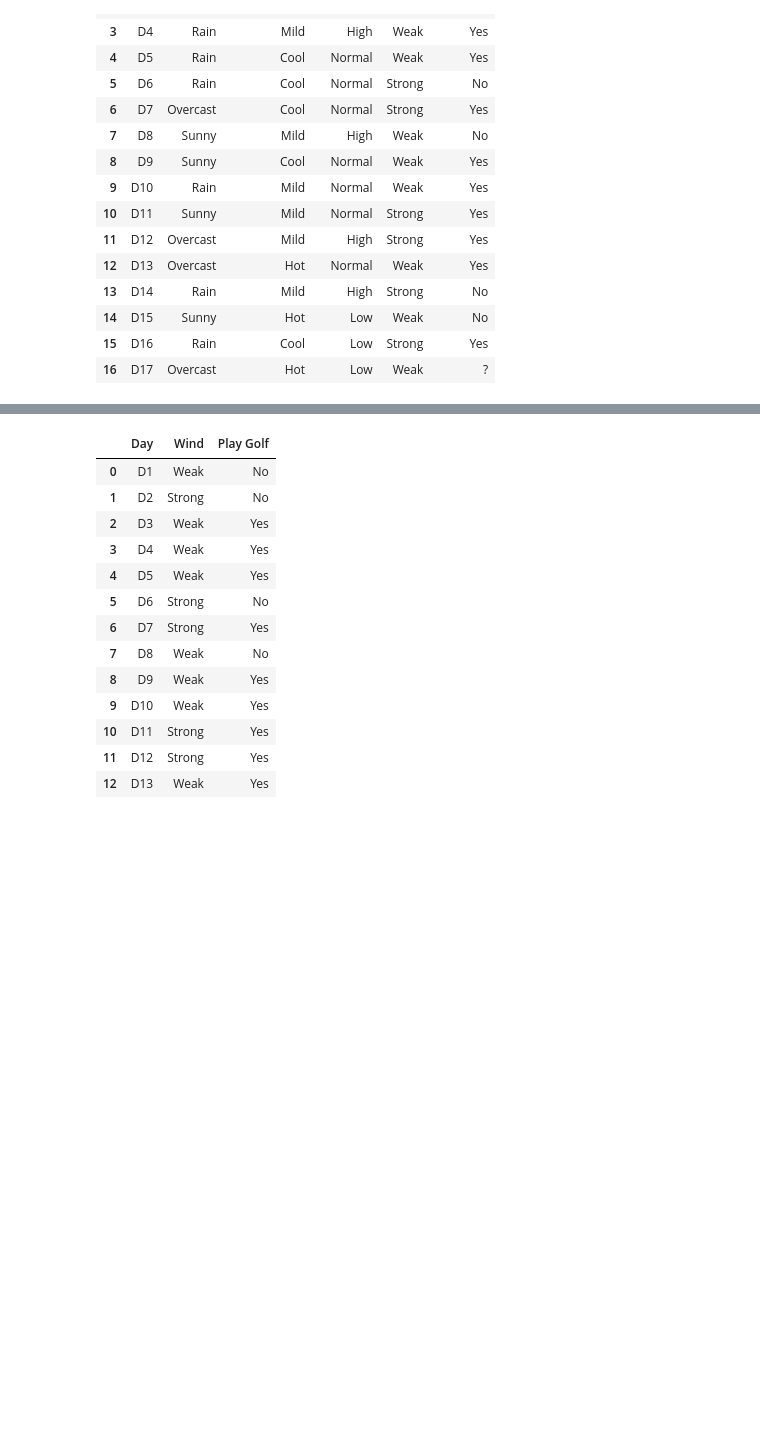
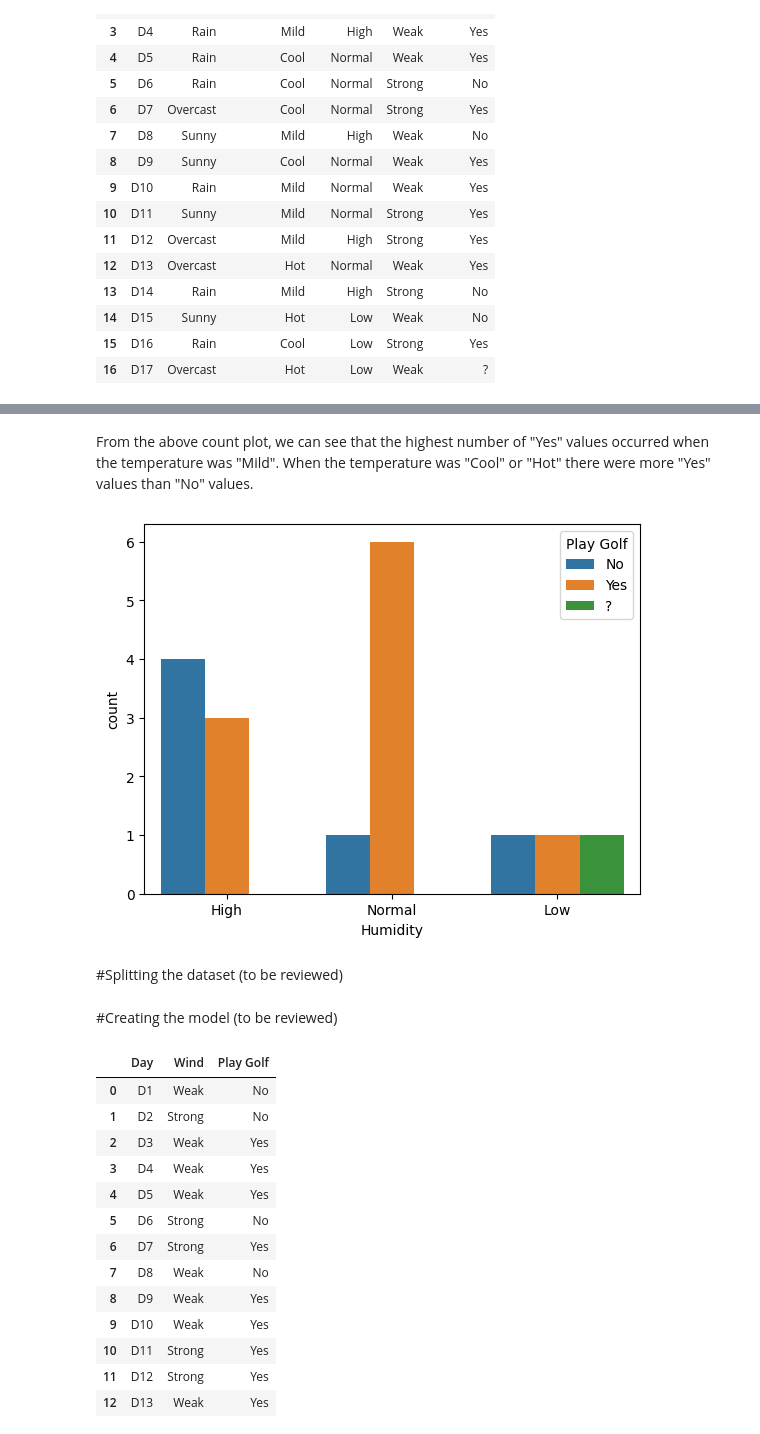
Before and after one commit to AshabaJasper/Artificial-Intelligence-AI-, a Jupyter notebook: Golf_Gaming_SL.ipynb, the cells around one changed output, grey strips where cells are left out. Drawn from its saved outputs; the diff is of its cells as text; code cells hidden in the pictures; blank space fills up the shorter version.

```diff
--- a/Golf_Gaming_SL.ipynb
+++ b/Golf_Gaming_SL.ipynb
@@ -33,0 +92,9 @@ golf_df
+# %% [markdown]
+From the above count plot, we can see that the highest number of "Yes" values occurred when the temperature was "Mild". When the temperature was "Cool" or "Hot" there were more "Yes" values than "No" values.
+# %%
+sns.countplot(x='Humidity', hue='Play Golf', data=golf_df)
+plt.show()
+# %% [output]
+[figure, added]
+# %% [markdown]
+#Splitting the dataset (to be reviewed)
@@ -33,0 +106,2 @@ golf_df
+# %% [markdown]
+#Creating the model (to be reviewed)
```
Also changed, not shown: parts of 22 cells of this notebook.
